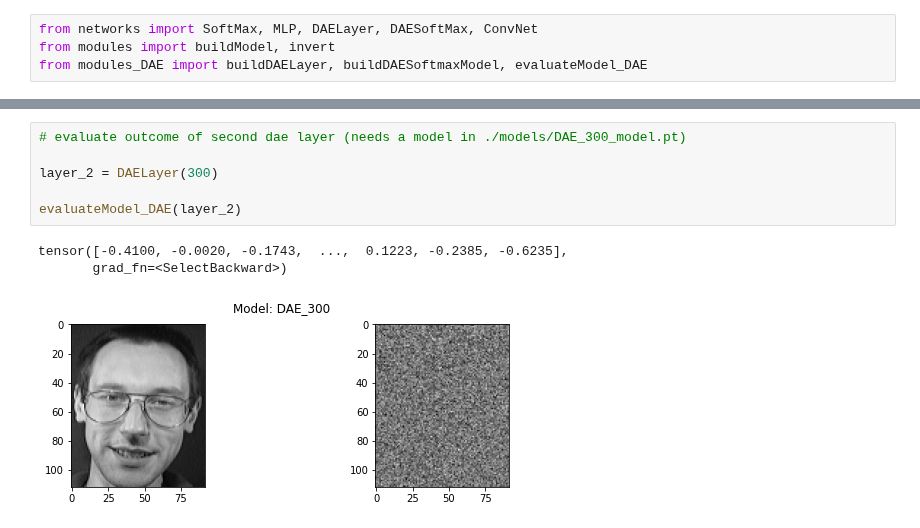
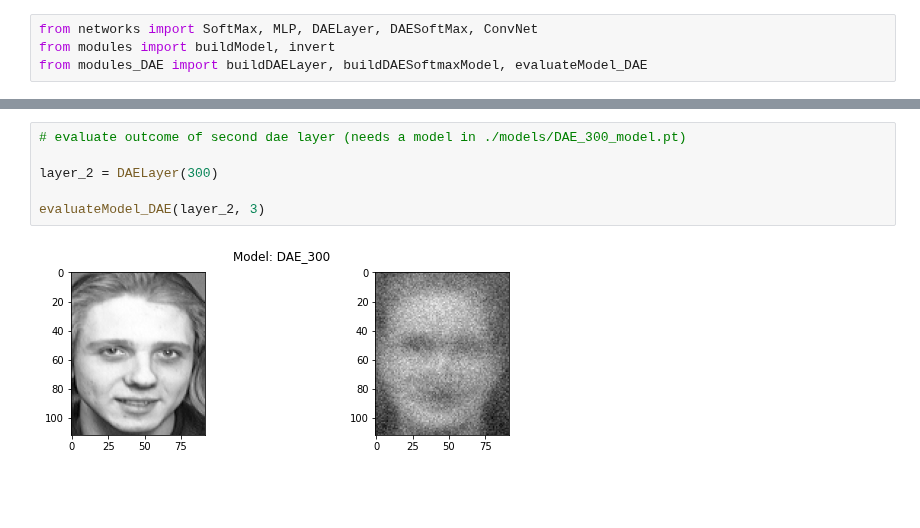
Before and after one commit to omgwenxx/machine_learning, a Jupyter notebook: assignment3/app/template.ipynb, the cells around one changed output, grey strips where cells are left out. Saved outputs shown, nothing was run; the diff lists cells and outputs as text; blank space fills up the shorter version.

```diff
--- a/assignment3/app/template.ipynb
+++ b/assignment3/app/template.ipynb
@@ -74,13 +72,11 @@ Finished at 06:13:57, duration in sec: 16403
 # %%
 # evaluate outcome of second dae layer (needs a model in ./models/DAE_300_model.pt)
 
 layer_2 = DAELayer(300)
 
-evaluateModel_DAE(layer_2)
+evaluateModel_DAE(layer_2, 3)
 # %% [output]
-tensor([-0.4100, -0.0020, -0.1743,  ...,  0.1223, -0.2385, -0.6235],
-       grad_fn=<SelectBackward>)
-[figure, old version]
+[figure, new version]
 # %%
 # train softmax with dae1000 and dae300 preprocessed imgs
 
```
Also changed, not shown: parts of 14 cells of this notebook, 3 other files.
